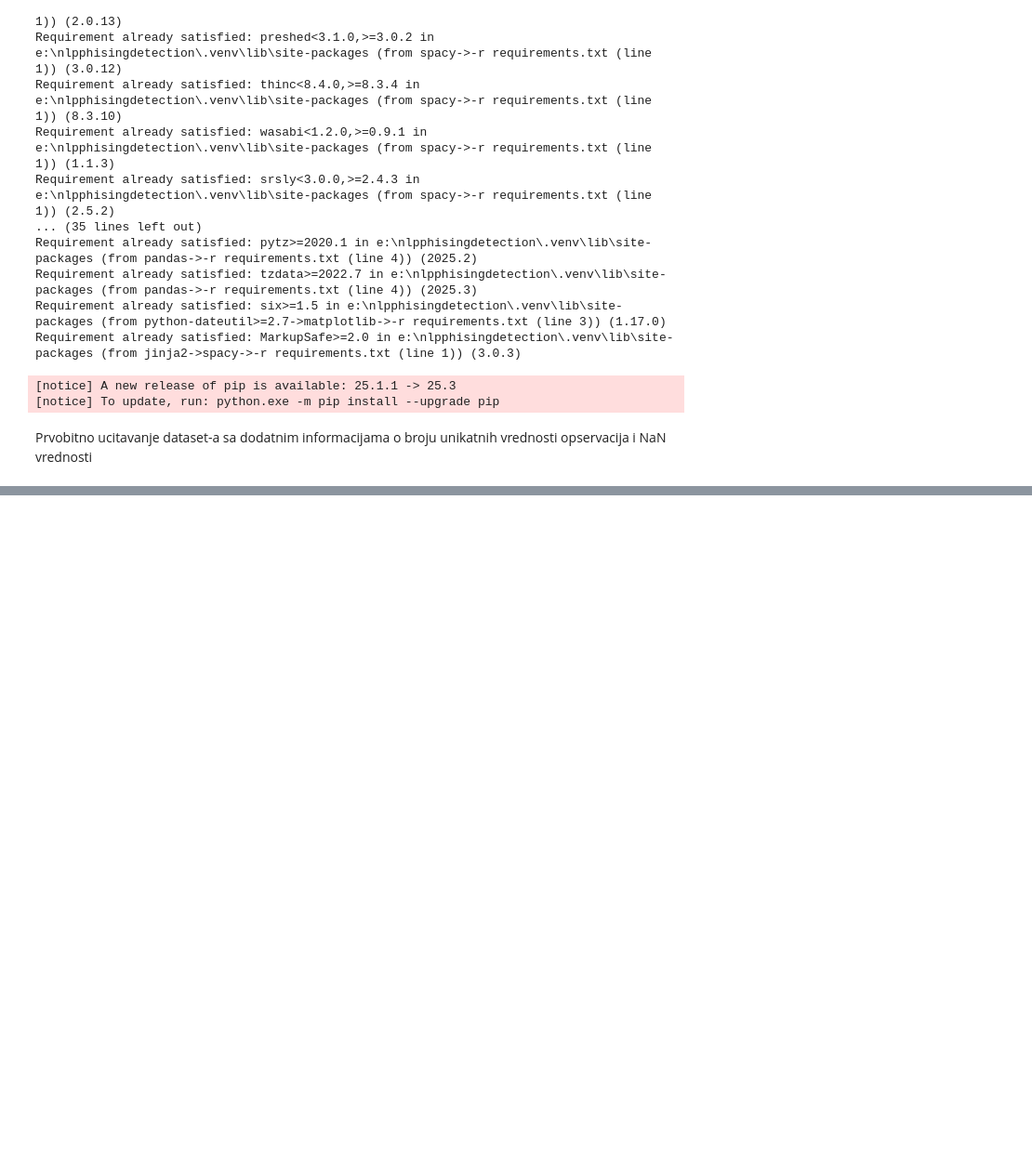
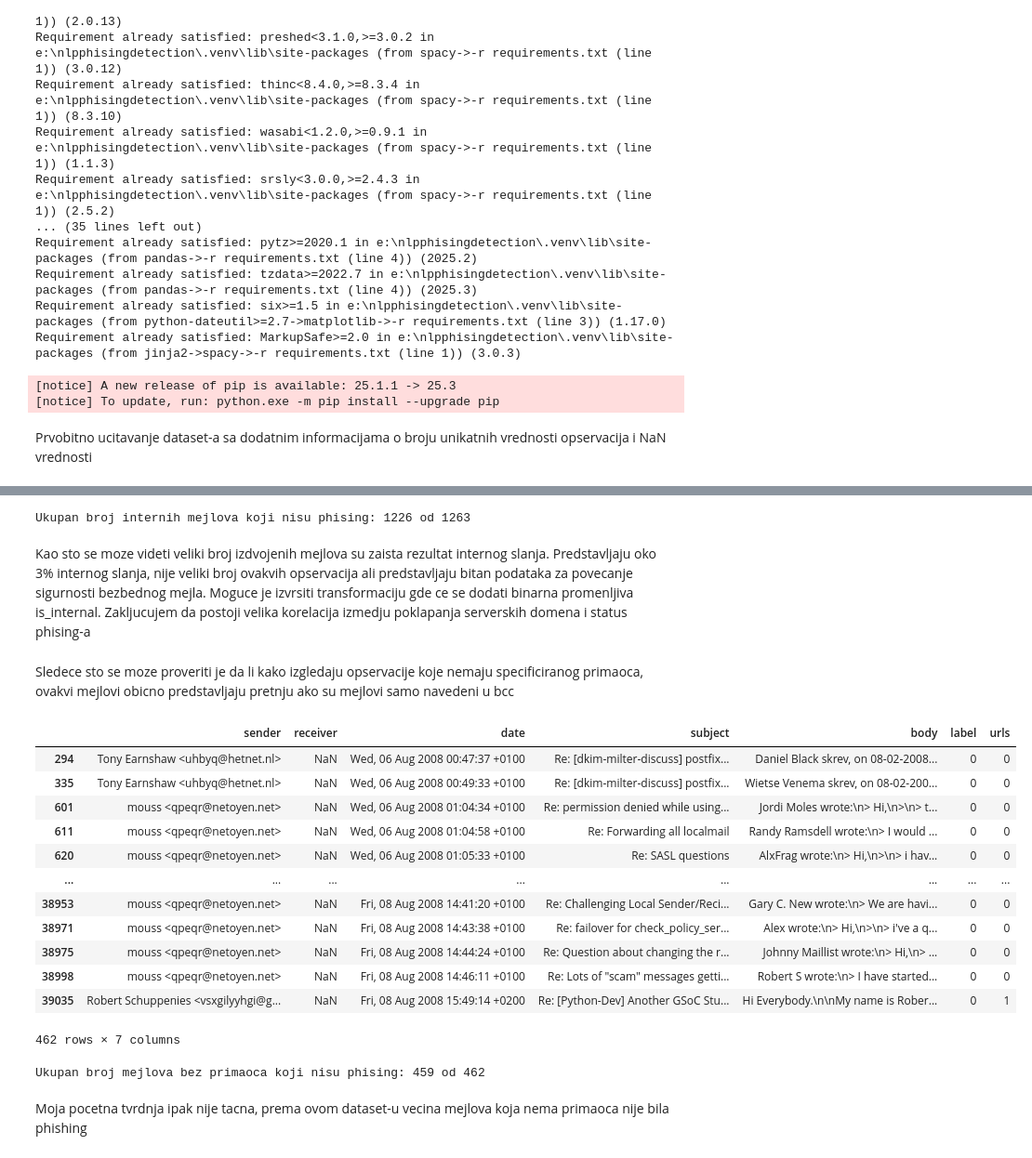
Before and after one commit to LukaDervisevic/PhishingDetection, a Jupyter notebook: model.ipynb, the cells around one changed output, grey strips where cells are left out. Shown at 93% size. Cells and saved outputs as stored; diff of their text form; code cells hidden in the pictures; blank space fills up the shorter version.

```diff
--- a/model.ipynb
+++ b/model.ipynb
@@ -136,0 +109,34 @@ data_sub.loc[data_sub['label'] == 0]
+# %%
+internal_sent = internal_sending_data.loc[internal_sending_data['label'] == 0]
+print(f"Ukupan broj internih mejlova koji nisu phising: {len(internal_sent)} od {len(internal_sending_data)}")
+#TODO: Kreirati promenljivu is_internal
+# %% [output]
+Ukupan broj internih mejlova koji nisu phising: 1226 od 1263
+# %% [markdown]
+Kao sto se moze videti veliki broj izdvojenih mejlova su zaista rezultat internog slanja. Predstavljaju oko 3% internog slanja, nije veliki broj ovakvih opservacija ali predstavljaju bitan podataka za povecanje sigurnosti bezbednog mejla. Moguce je izvrsiti transformaciju gde ce se dodati binarna promenljiva is_internal. Zakljucujem da postoji velika korelacija izmedju poklapanja serverskih domena i status phising-a
+# %% [markdown]
+Sledece sto se moze proveriti je da li kako izgledaju opservacije koje nemaju specificiranog primaoca, ovakvi mejlovi obicno predstavljaju pretnju ako su mejlovi samo navedeni u bcc
+# %%
+no_recipient_mails = data.loc[data['receiver'].isna() == True]
+no_recipient_mails
+# %% [output]
+|  | sender | receiver | date | subject | body | label | urls |
+| 294 | Tony Earnshaw <uhbyq@hetnet.nl> | NaN | Wed, 06 Aug 2008 00:47:37 +0100 | Re: [dkim-milter-discuss] postfix... | Daniel Black skrev, on 08-02-2008... | 0 | 0 |
+| 335 | Tony Earnshaw <uhbyq@hetnet.nl> | NaN | Wed, 06 Aug 2008 00:49:33 +0100 | Re: [dkim-milter-discuss] postfix... | Wietse Venema skrev, on 08-02-200... | 0 | 0 |
+| 601 | mouss <qpeqr@netoyen.net> | NaN | Wed, 06 Aug 2008 01:04:34 +0100 | Re: permission denied while using... | Jordi Moles wrote:\n> Hi,\n>\n> t... | 0 | 0 |
+| 611 | mouss <qpeqr@netoyen.net> | NaN | Wed, 06 Aug 2008 01:04:58 +0100 | Re: Forwarding all localmail | Randy Ramsdell wrote:\n> I would ... | 0 | 0 |
+| 620 | mouss <qpeqr@netoyen.net> | NaN | Wed, 06 Aug 2008 01:05:33 +0100 | Re: SASL questions | AlxFrag wrote:\n> Hi,\n>\n> i hav... | 0 | 0 |
+| ... | ... | ... | ... | ... | ... | ... | ... |
+| 38953 | mouss <qpeqr@netoyen.net> | NaN | Fri, 08 Aug 2008 14:41:20 +0100 | Re: Challenging Local Sender/Reci... | Gary C. New wrote:\n> We are havi... | 0 | 0 |
+| 38971 | mouss <qpeqr@netoyen.net> | NaN | Fri, 08 Aug 2008 14:43:38 +0100 | Re: failover for check_policy_ser... | Alex wrote:\n> Hi,\n>\n> i've a q... | 0 | 0 |
+| 38975 | mouss <qpeqr@netoyen.net> | NaN | Fri, 08 Aug 2008 14:44:24 +0100 | Re: Question about changing the r... | Johnny Maillist wrote:\n> Hi,\n> ... | 0 | 0 |
+| 38998 | mouss <qpeqr@netoyen.net> | NaN | Fri, 08 Aug 2008 14:46:11 +0100 | Re: Lots of "scam" messages getti... | Robert S wrote:\n> I have started... | 0 | 0 |
+| 39035 | Robert Schuppenies <vsxgilyyhgi@g... | NaN | Fri, 08 Aug 2008 15:49:14 +0200 | Re: [Python-Dev] Another GSoC Stu... | Hi Everybody.\n\nMy name is Rober... | 0 | 1 |
+462 rows × 7 columns
+# %%
+no_recipient_mails_ham = no_recipient_mails.loc[no_recipient_mails['label'] == 0]
+print(f"Ukupan broj mejlova bez primaoca koji nisu phising: {len(no_recipient_mails_ham)} od {len(no_recipient_mails)}")
+# %% [output]
+Ukupan broj mejlova bez primaoca koji nisu phising: 459 od 462
+# %% [markdown]
+Moja pocetna tvrdnja ipak nije tacna, prema ovom dataset-u vecina mejlova koja nema primaoca nije bila phishing
```
Also changed, not shown: parts of 23 cells of this notebook, 1 other file.
